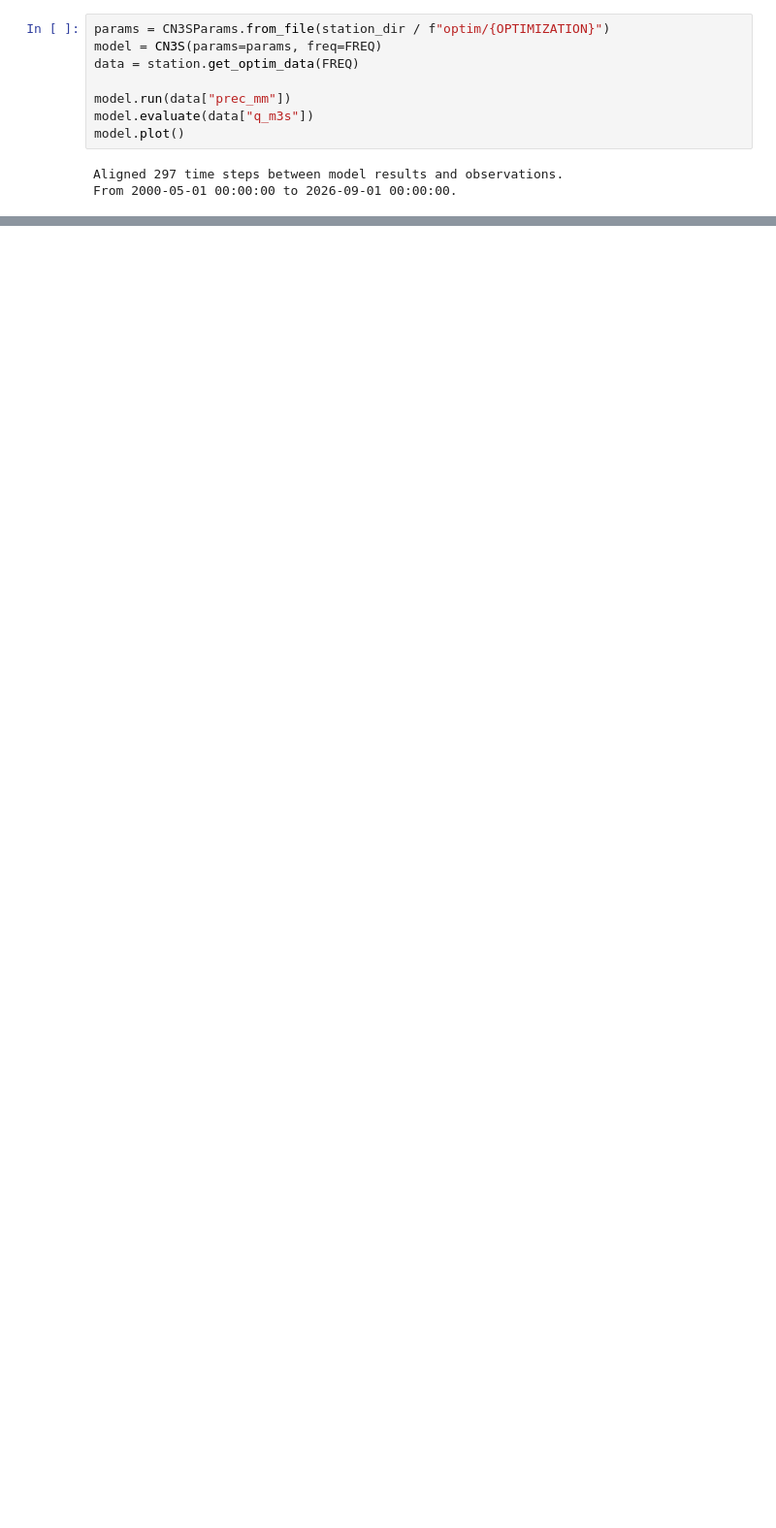
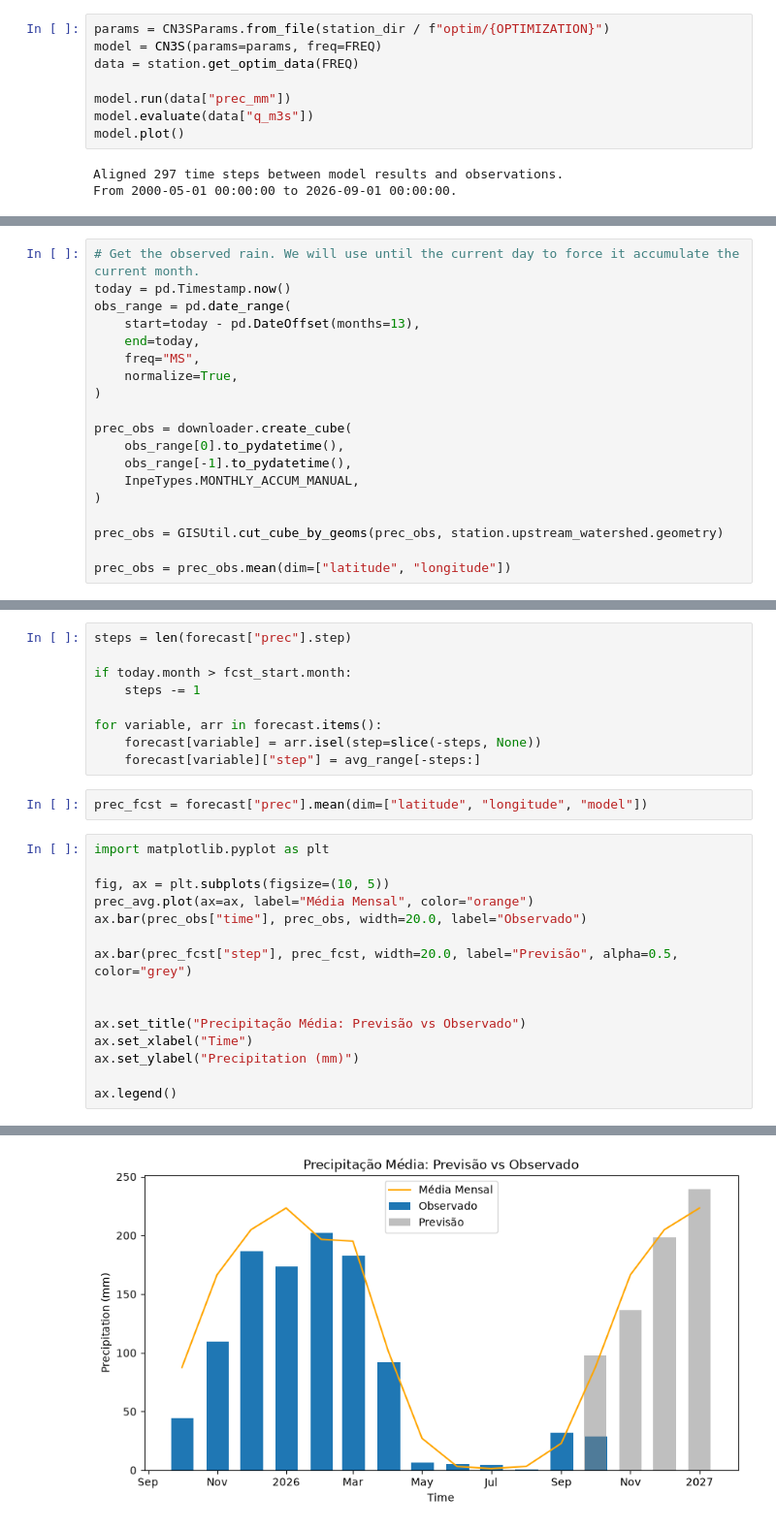
Before and after one commit to cordmaur/CN3S, a Jupyter notebook: nbs/Workflow/04-Inference.ipynb, the cells around one changed output, grey strips where cells are left out. Shown at 97% size. Saved outputs shown, nothing was run; the diff lists cells and outputs as text; blank space fills up the shorter version.

Commit message:
Final chart completed

```diff
--- a/nbs/Workflow/04-Inference.ipynb
+++ b/nbs/Workflow/04-Inference.ipynb
@@ -51,0 +119,19 @@ station.metadata
+# %%
+# Get the observed rain. We will use until the current day to force it accumulate the current month.
+today = pd.Timestamp.now()
+obs_range = pd.date_range(
+    start=today - pd.DateOffset(months=13),
+    end=today,
+    freq="MS",
+    normalize=True,
+)
+
+prec_obs = downloader.create_cube(
+    obs_range[0].to_pydatetime(),
+    obs_range[-1].to_pydatetime(),
+    InpeTypes.MONTHLY_ACCUM_MANUAL,
+)
+
+prec_obs = GISUtil.cut_cube_by_geoms(prec_obs, station.upstream_watershed.geometry)
+
+prec_obs = prec_obs.mean(dim=["latitude", "longitude"])
@@ -51,0 +161,27 @@ station.metadata
+# %%
+steps = len(forecast["prec"].step)
+
+if today.month > fcst_start.month:
+    steps -= 1
+
+for variable, arr in forecast.items():
+    forecast[variable] = arr.isel(step=slice(-steps, None))
+    forecast[variable]["step"] = avg_range[-steps:]
+# %%
+prec_fcst = forecast["prec"].mean(dim=["latitude", "longitude", "model"])
+# %%
+import matplotlib.pyplot as plt
+
+fig, ax = plt.subplots(figsize=(10, 5))
+prec_avg.plot(ax=ax, label="Média Mensal", color="orange")
+ax.bar(prec_obs["time"], prec_obs, width=20.0, label="Observado")
+
+ax.bar(prec_fcst["step"], prec_fcst, width=20.0, label="Previsão", alpha=0.5, color="grey")
+
+
+ax.set_title("Precipitação Média: Previsão vs Observado")
+ax.set_xlabel("Time")
+ax.set_ylabel("Precipitation (mm)")
+
+ax.legend()
+# %% [output]
@@ -51,0 +189 @@ station.metadata
+[figure, added]
```
Also changed, not shown: parts of 38 cells of this notebook, 1 other file.
